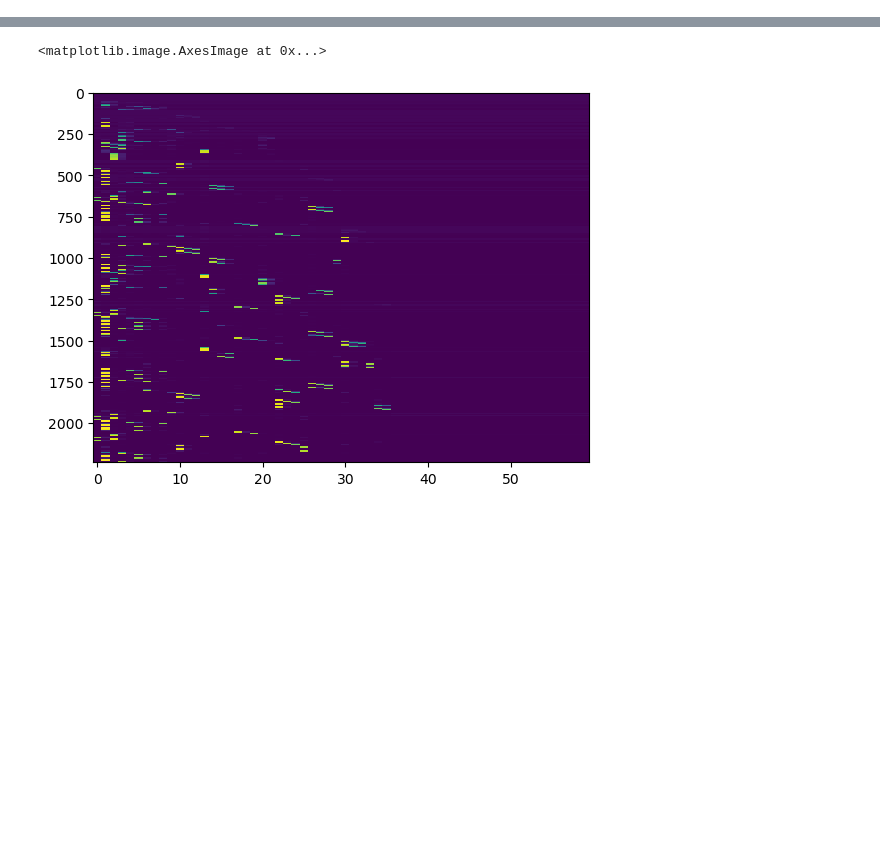
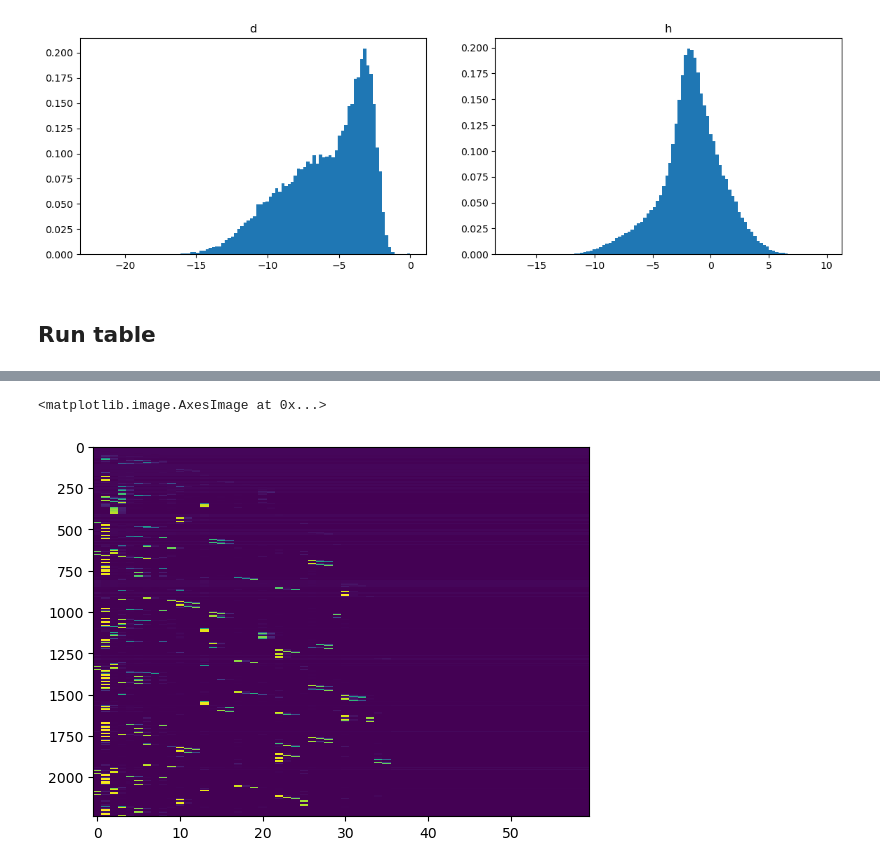
Before and after one commit to draeloslab/Bubblewrap, a Jupyter notebook: scripts/regressions.ipynb, the cells around one changed output, grey strips where cells are left out. Saved outputs shown, nothing was run; the diff lists cells and outputs as text; code cells hidden in the pictures; blank space fills up the shorter version.

```diff
--- a/scripts/regressions.ipynb
+++ b/scripts/regressions.ipynb
@@ -7,0 +34,9 @@ obs, beh = fin.get_from_saved_npz("jpca_reduced_sc.npz")
+# %%
+fig, ax = plt.subplots(ncols=len(output_keys), figsize=(14,4))
+for i, key in enumerate(output_keys):
+    ax[i].hist(datasets[key].flatten(), bins=100, density=True)
+    ax[i].set_title(key)
+# %% [output]
+[figure, added]
+# %% [markdown]
+## Run table
```
Also changed, not shown: parts of 21 cells of this notebook, 5 other files.
